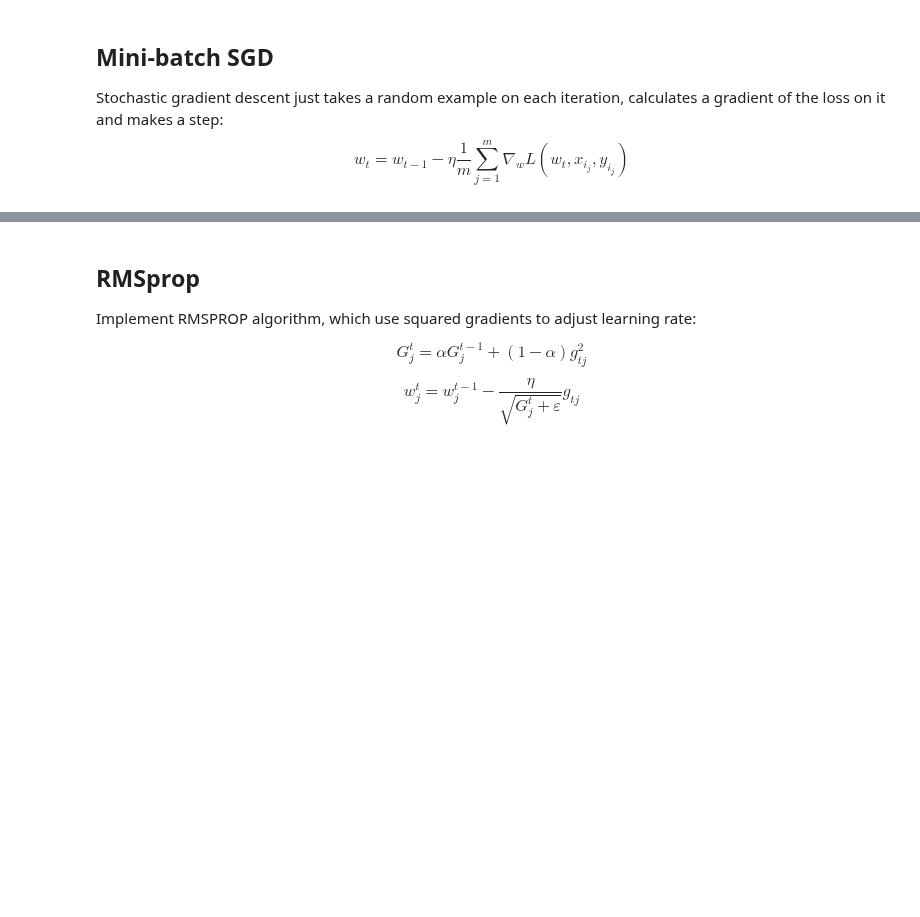
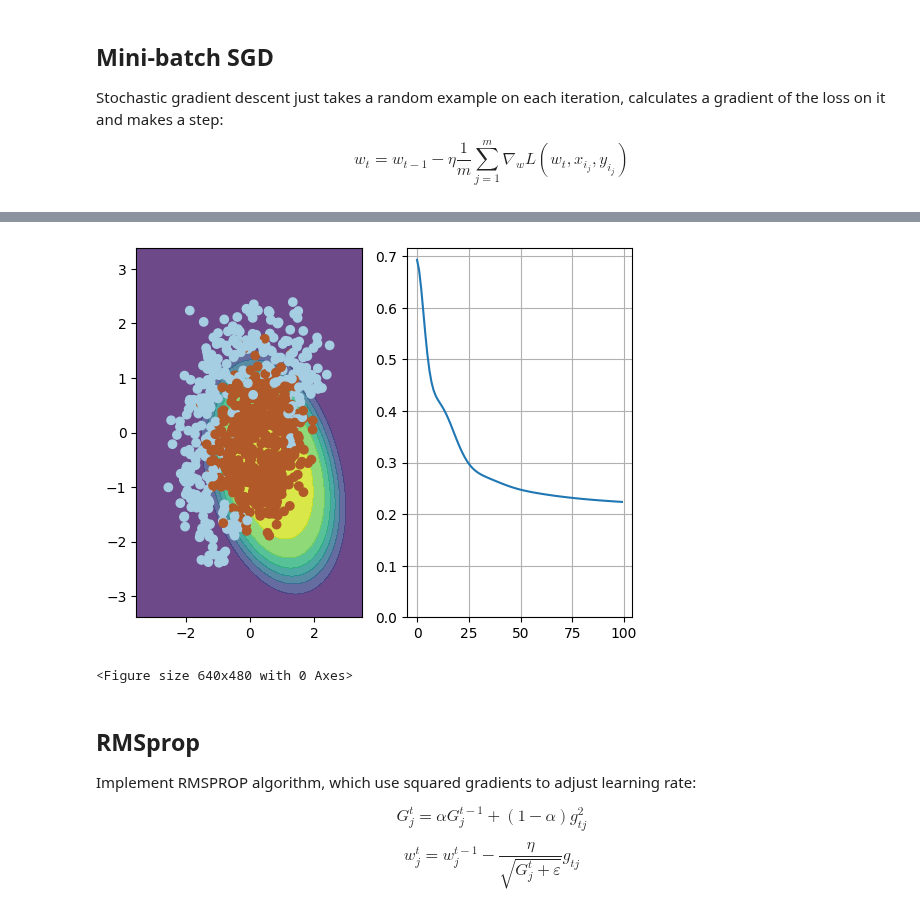
Before and after one commit to fengxiaolong886/Rampup2024, a Jupyter notebook: 3CourseraDL/week1/week01_pa.ipynb, the cells around one changed output, grey strips where cells are left out. Drawn from its saved outputs; the diff is of its cells as text; code cells hidden in the pictures; blank space fills up the shorter version.

```diff
--- a/3CourseraDL/week1/week01_pa.ipynb
+++ b/3CourseraDL/week1/week01_pa.ipynb
@@ -268,27 +272,33 @@ $$ w_t = w_{t-1} - \nu_t$$
 # %%
 # please use np.random.seed(42), eta=0.05, alpha=0.9, n_iter=100 and batch_size=4 for deterministic results
 np.random.seed(42)
 w = np.array([0, 0, 0, 0, 0, 1])
 
 eta = 0.05 # learning rate
 alpha = 0.9 # momentum
 nu = np.zeros_like(w)
 
 n_iter = 100
 batch_size = 4
 loss = np.zeros(n_iter)
 plt.figure(figsize=(12, 5))
 
 for i in range(n_iter):
     ind = np.random.choice(X_expanded.shape[0], batch_size)
     loss[i] = compute_loss(X_expanded, y, w)
     if i % 10 == 0:
         visualize(X_expanded[ind, :], y[ind], w, loss)
 
     # TODO:<your code here>
+    grad = compute_grad(X_expanded, y, w)
+    nu = alpha * nu + eta * grad
+    w = w -nu
 
 visualize(X, y, w, loss)
 plt.clf()
+# %% [output]
+[figure, added]
+<Figure size 640x480 with 0 Axes>
 # %%
 # use output of this cell to fill answer field
 
```
Also changed, not shown: parts of 7 cells of this notebook, 2 other files.
